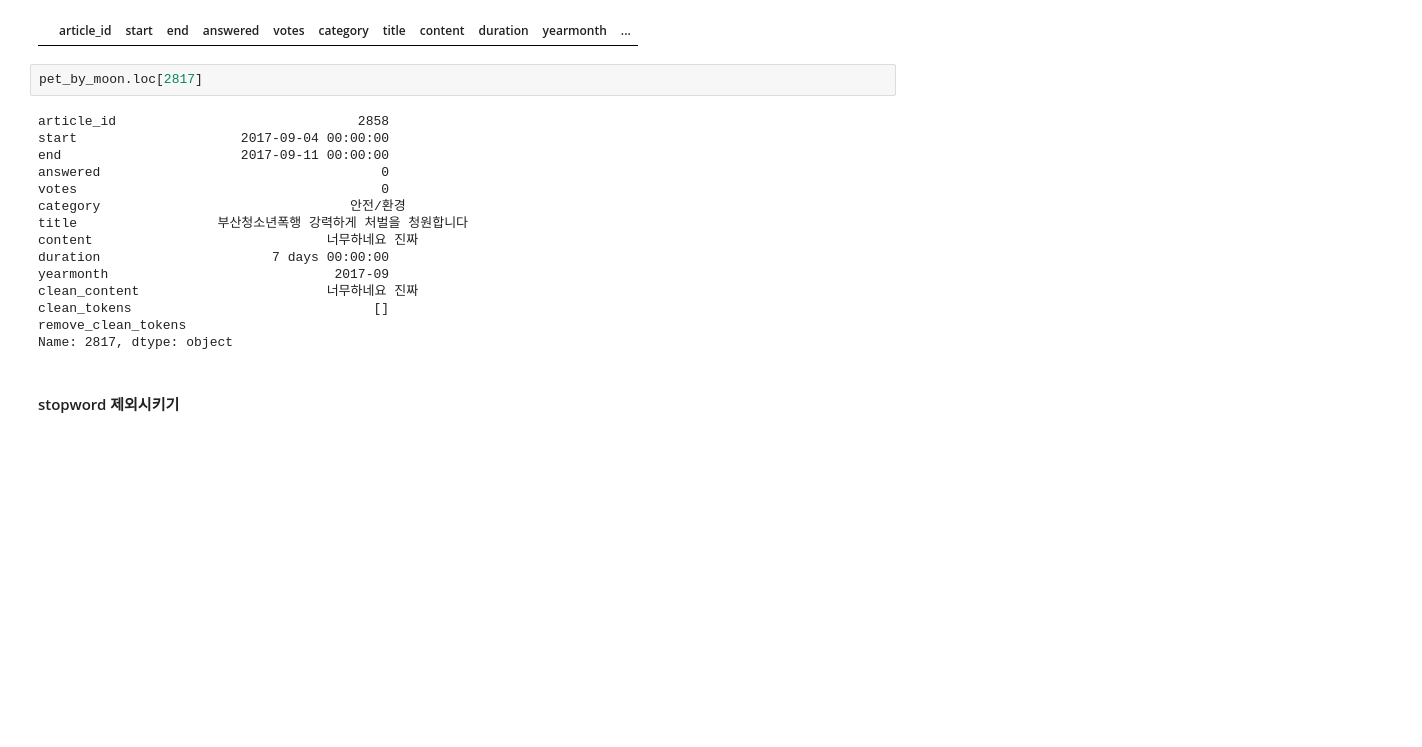
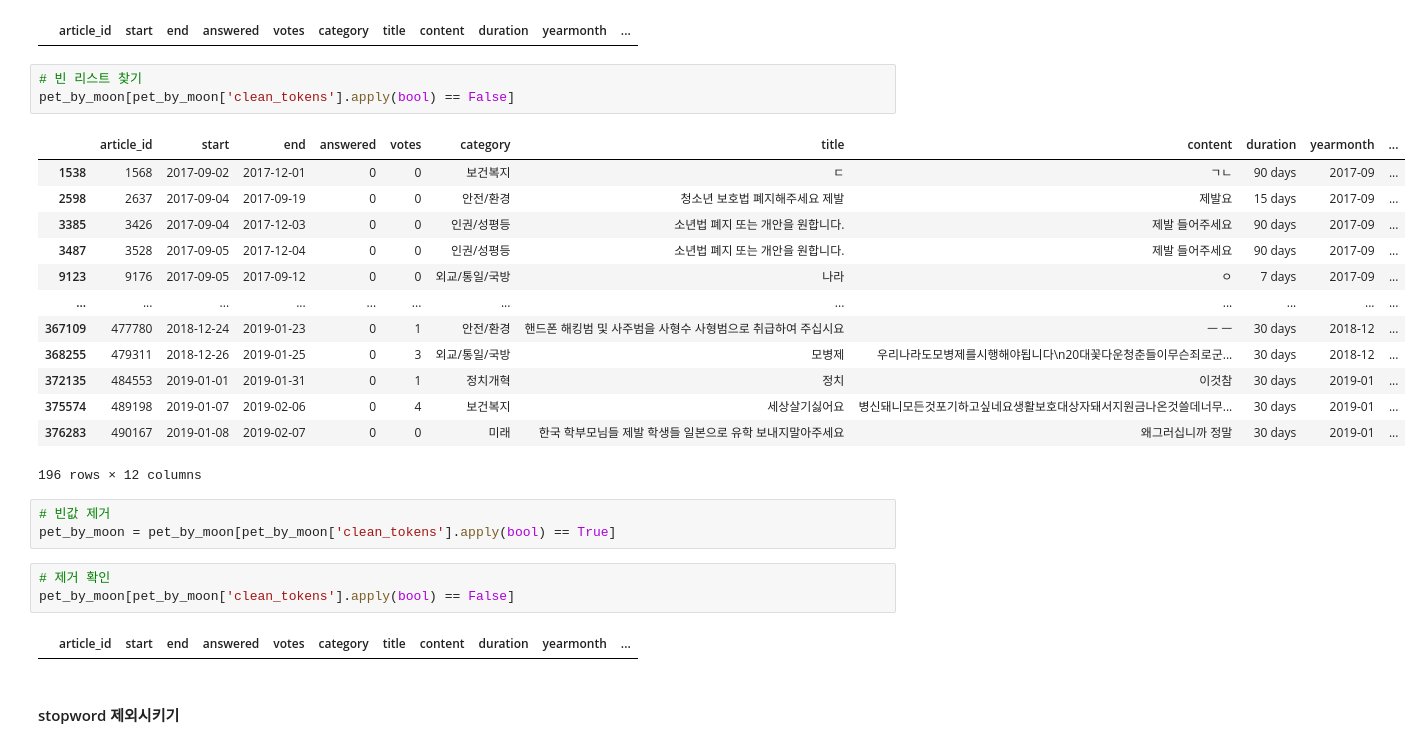
Before and after one commit to 21ckwj/fintech, a Jupyter notebook: 텍스트마이닝/0408_청와대청원분석.ipynb, the cells around one changed output. Drawn from its saved outputs; the diff is of its cells as text; blank space fills up the shorter version.

```diff
--- a/텍스트마이닝/0408_청와대청원분석.ipynb
+++ b/텍스트마이닝/0408_청와대청원분석.ipynb
@@ -416,23 +439,31 @@ pet_by_moon.head()
 pet_by_moon[pet_by_moon['clean_tokens'] == '' ]
 # %% [output]
 |  | article_id | start | end | answered | votes | category | title | content | duration | yearmonth | ... |
-# %%
-pet_by_moon.loc[2817]
-# %% [output]
-article_id                               2858
-start                     2017-09-04 00:00:00
-end                       2017-09-11 00:00:00
-answered                                    0
-votes                                       0
-category                                안전/환경
-title                  부산청소년폭행 강력하게 처벌을 청원합니다
-content                              너무하네요 진짜
-duration                      7 days 00:00:00
-yearmonth                             2017-09
-clean_content                        너무하네요 진짜
-clean_tokens                               []
-remove_clean_tokens
-Name: 2817, dtype: object
+# %%
+# 빈 리스트 찾기
+pet_by_moon[pet_by_moon['clean_tokens'].apply(bool) == False]
+# %% [output]
+|  | article_id | start | end | answered | votes | category | title | content | duration | yearmonth | ... |
+| 1538 | 1568 | 2017-09-02 | 2017-12-01 | 0 | 0 | 보건복지 | ㄷ | ㄱㄴ | 90 days | 2017-09 | ... |
+| 2598 | 2637 | 2017-09-04 | 2017-09-19 | 0 | 0 | 안전/환경 | 청소년 보호법 폐지해주세요 제발 | 제발요 | 15 days | 2017-09 | ... |
+| 3385 | 3426 | 2017-09-04 | 2017-12-03 | 0 | 0 | 인권/성평등 | 소년법 폐지 또는 개안을 원합니다. | 제발 들어주세요 | 90 days | 2017-09 | ... |
+| 3487 | 3528 | 2017-09-05 | 2017-12-04 | 0 | 0 | 인권/성평등 | 소년법 폐지 또는 개안을 원합니다. | 제발 들어주세요 | 90 days | 2017-09 | ... |
+| 9123 | 9176 | 2017-09-05 | 2017-09-12 | 0 | 0 | 외교/통일/국방 | 나라 | ㅇ | 7 days | 2017-09 | ... |
+| ... | ... | ... | ... | ... | ... | ... | ... | ... | ... | ... | ... |
+| 367109 | 477780 | 2018-12-24 | 2019-01-23 | 0 | 1 | 안전/환경 | 핸드폰 해킹범 및 사주범을 사형수 사형범으로 취급하여 주십시요 | ㅡ ㅡ | 30 days | 2018-12 | ... |
+| 368255 | 479311 | 2018-12-26 | 2019-01-25 | 0 | 3 | 외교/통일/국방 | 모병제 | 우리나라도모병제를시행해야됩니다\n20대꽃다운청춘들이무슨죄로군... | 30 days | 2018-12 | ... |
+| 372135 | 484553 | 2019-01-01 | 2019-01-31 | 0 | 1 | 정치개혁 | 정치 | 이것참 | 30 days | 2019-01 | ... |
+| 375574 | 489198 | 2019-01-07 | 2019-02-06 | 0 | 4 | 보건복지 | 세상살기싫어요 | 병신돼니모든것포기하고싶네요생활보호대상자돼서지원금나온것쓸데너무... | 30 days | 2019-01 | ... |
+| 376283 | 490167 | 2019-01-08 | 2019-02-07 | 0 | 0 | 미래 | 한국 학부모님들 제발 학생들 일본으로 유학 보내지말아주세요 | 왜그러십니까 정말 | 30 days | 2019-01 | ... |
+196 rows × 12 columns
+# %%
+# 빈값 제거
+pet_by_moon = pet_by_moon[pet_by_moon['clean_tokens'].apply(bool) == True]
+# %%
+# 제거 확인
+pet_by_moon[pet_by_moon['clean_tokens'].apply(bool) == False]
+# %% [output]
+|  | article_id | start | end | answered | votes | category | title | content | duration | yearmonth | ... |
 # %% [markdown]
 #### stopword 제외시키기
 # %%
```
Also changed, not shown: parts of 42 cells of this notebook, 1 other file.
